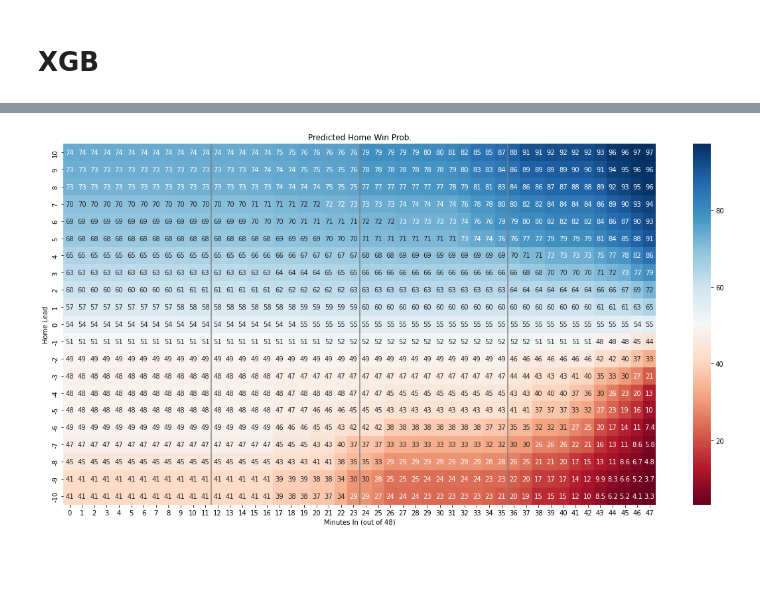
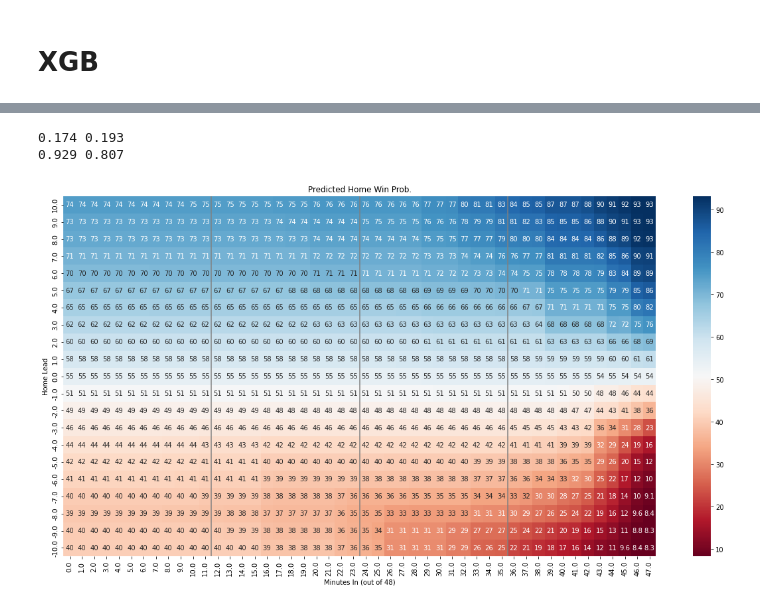
Before and after one commit to dafriedman97/hoops, a Jupyter notebook: model.ipynb, the cells around one changed output, grey strips where cells are left out. Drawn from its saved outputs; the diff is of its cells as text; code cells hidden in the pictures; blank space fills up the shorter version.

```diff
--- a/model.ipynb
+++ b/model.ipynb
@@ -116,0 +226,6 @@ ax.set(ylabel="Home Lead", xlabel="Minutes In (out of 48)", title="Average Home
+# %%
+## Trend
+trend_size = 10
+m['home_trend'] = m['home_lead'] - m['home_lead'].shift(trend_size)
+game_id_trend_ago = m['game_id'].shift(trend_size)
+m.loc[m['game_id'] != game_id_trend_ago, 'home_trend'] = np.nan
@@ -117 +246,5 @@ ax.set(ylabel="Home Lead", xlabel="Minutes In (out of 48)", title="Average Home
+# %%
+## Scoring Rate
+m['total_points'] = m['home_score'] + m['vis_score']
+m['ppm'] = m['total_points'] / m['time']
 # %%
@@ -172,16 +326,32 @@ ax.set(ylabel="Home Lead", xlabel="Minutes In (out of 48)", title="Home Win Prob
+# %%
+print(round(get_implied_prob(home_line), 3), round(panel.loc[home_lead, mins], 3))
+print(round(get_implied_prob(vis_line), 3), round(1-panel.loc[home_lead, mins], 3))
+# %% [output]
+0.174 0.193
+0.929 0.807
 # %%
 mins = np.arange(0, 48)
 home_leads = np.arange(-10, 11)
-panel = pd.DataFrame(columns=mins, index=home_leads, dtype=float)
-for minute in mins:
-    for home_lead in home_leads:
-        panel.loc[home_lead, minute] = mod.predict_proba(np.array([[.5, .5, home_lead, minute]]))[0][1]
+dummy_data = pd.DataFrame(
+    np.array([
+        np.tile(.5, len(mins)*len(home_leads)),
+        np.tile(.5, len(mins)*len(home_leads)),
+        np.repeat(home_leads, len(mins)),
+        np.tile(3.5, len(mins)*len(home_leads)),
+        np.tile(3.5*mins, len(home_leads)),
+        np.tile(mins, len(home_leads))
+    ]).T,
+    columns = ['home_wpct', 'vis_wpct', 'home_lead', 'ppm', 'total_points', 'mins']
+)
+dummy_data['yhat'] = mod.predict_proba(dummy_data)[:,1]
+panel_ = dummy_data.pivot(index='home_lead', columns='mins', values='yhat')
 
 fig, ax = plt.subplots(figsize=(20, 10))
 ax.axvline(12, color='gray')
 ax.axvline(24, color='gray')
 ax.axvline(36, color='gray')
-sns.heatmap(panel[::-1]*100, annot=True, cmap="RdBu")
+annot = True
+sns.heatmap(panel_.loc[::-1, :]*100, annot=annot, cmap="RdBu")
 ax.set(ylabel="Home Lead", xlabel="Minutes In (out of 48)", title="Predicted Home Win Prob.");
 # %% [output]
-[figure, old version]
+[figure, new version]
```
Also changed, not shown: parts of 18 cells of this notebook, 6 other files.
